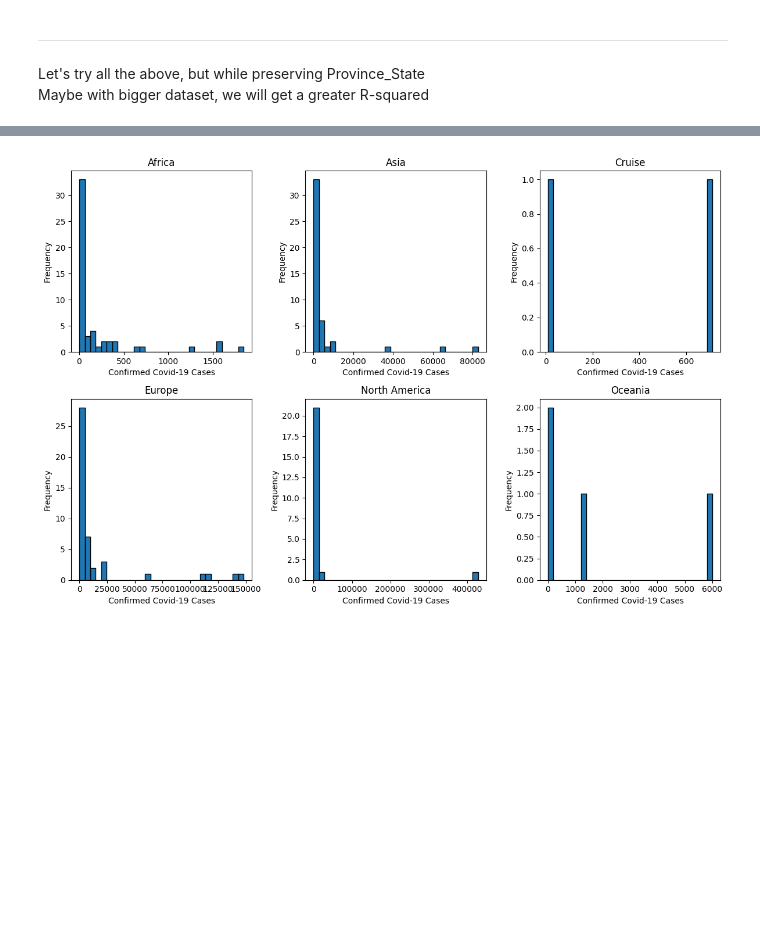
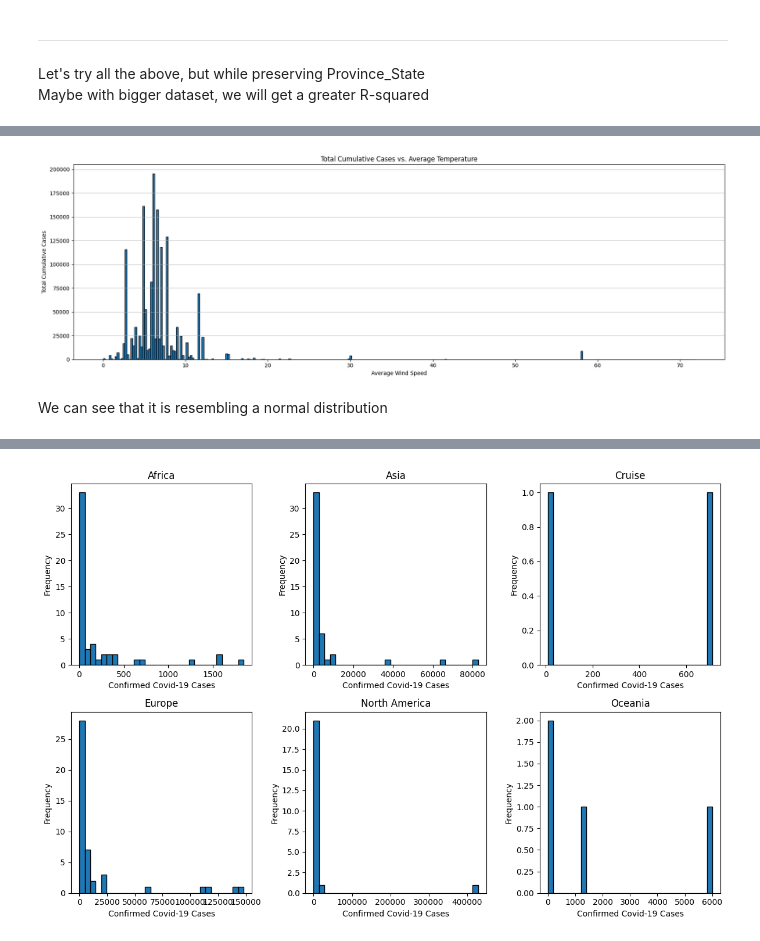
Before and after one commit to jean03f/Covid-19_DataAnalysis, a Jupyter notebook: groupB.ipynb, the cells around one changed output, grey strips where cells are left out. Cells and saved outputs as stored; diff of their text form; code cells hidden in the pictures; blank space fills up the shorter version.

```diff
--- a/groupB.ipynb
+++ b/groupB.ipynb
@@ -299,0 +467,6 @@ country_cases
+# %%
+
+threshold_knots = 215 / 1.151 # Windspeeds in the dataset are recorded in knots, and one knot is equivalent to 1.151 kmh
+filtered_provinces_data = merged_provinces_data[merged_provinces_data['WindSpeed'] <= threshold_knots]
+
+filtered_provinces_data.sort_values('WindSpeed', ascending = False).head(10)
@@ -299,0 +485,37 @@ country_cases
+# %%
+# We decided to remove Panama and Latvia from the list because it had dirty data
+
+filtered_provinces_data = filtered_provinces_data[filtered_provinces_data['Location'] != 'Panama']
+filtered_provinces_data = filtered_provinces_data[filtered_provinces_data['Location'] != 'Latvia']
+# %%
+# Using the 'merged_df' dataframe from the previous code bracket with 'Avg.Temperature' and 'CumulativeCases' we can create a histogram with temperature in
+# the horizontal axis and cumulative cases in the vertical axis
+
+# Defining the temperature bins
+bins = pd.interval_range(start=filtered_provinces_data['WindSpeed'].min(), end=filtered_provinces_data['WindSpeed'].max(), periods=300)  # Adjust 'periods' for the number of bins
+
+# Assigning countries to bins
+filtered_provinces_data['TempBin'] = pd.cut(filtered_provinces_data['WindSpeed'], bins=bins)
+
+# Aggregating cases by bin
+case_counts_by_bin = filtered_provinces_data.groupby('TempBin')['CumulativeCases'].sum().reset_index()
+
+# Preparing data for plotting
+bin_midpoints = [bin.mid for bin in case_counts_by_bin['TempBin']]
+case_counts = case_counts_by_bin['CumulativeCases']
+
+# Creating bar plot
+plt.figure(figsize=(18, 6))
+plt.bar(bin_midpoints, case_counts, width=(bin_midpoints[1] - bin_midpoints[0]), edgecolor='black')
+
+plt.xlabel('Average Wind Speed')
+plt.ylabel('Total Cumulative Cases')
+plt.title('Total Cumulative Cases vs. Average Temperature')
+plt.grid(axis='y', alpha=0.75)
+
+plt.tight_layout()
+plt.show()
+# %% [output]
+[figure, added]
+# %% [markdown]
+We can see that it is resembling a normal distribution
```
Also changed, not shown: parts of 28 cells of this notebook.
